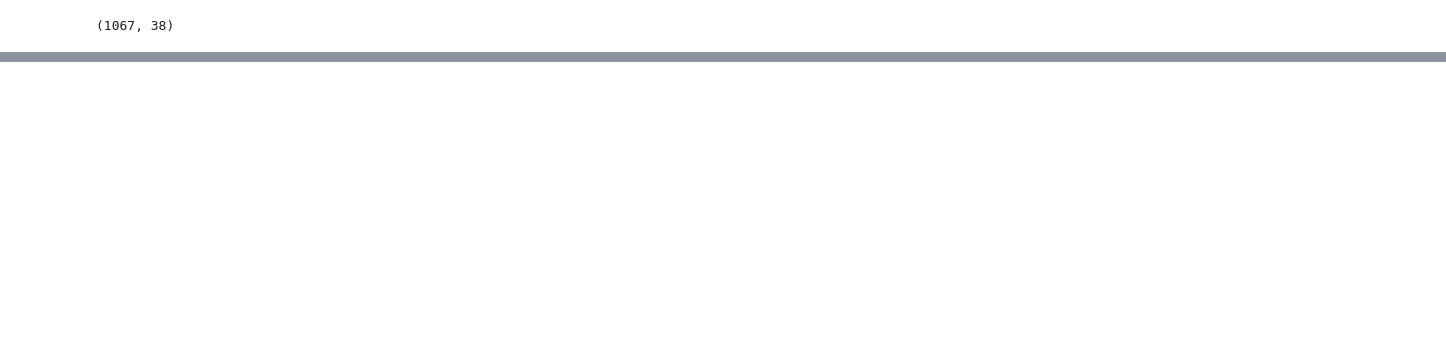
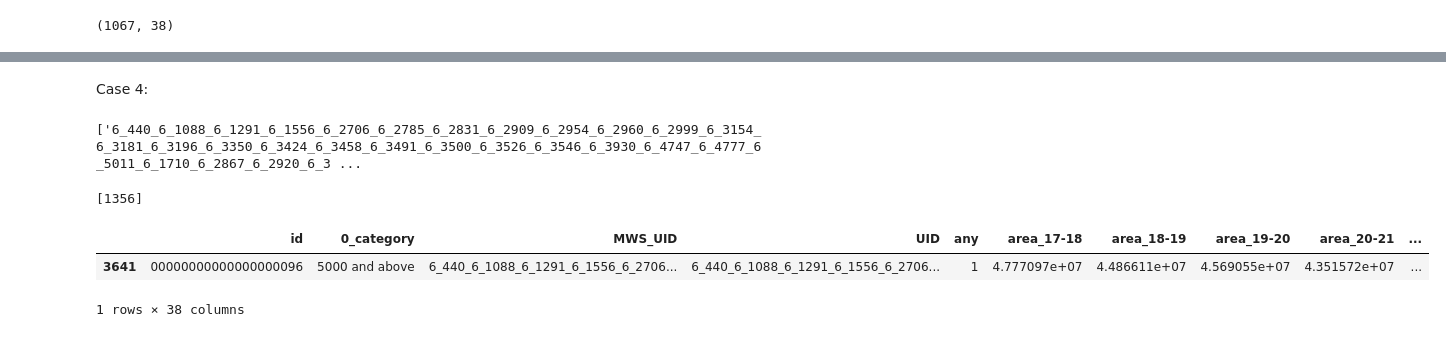
Before and after one commit to Nirzaree/ponds_and_wells_detection, a Jupyter notebook: final_merging_logic.ipynb, the cells around one changed output, grey strips where cells are left out. Saved outputs shown, nothing was run; the diff lists cells and outputs as text; code cells hidden in the pictures; blank space fills up the shorter version.

```diff
--- a/final_merging_logic.ipynb
+++ b/final_merging_logic.ipynb
@@ -169,0 +254,2 @@ pond_intersections_df = intersections_gdf.groupby(['pond_id'])['UID'].unique().r
+# %%
+multi_intersection_uids = [row['UID'] for ind,row in swb_intersections_df.iterrows() if len(row['pond_id']) > 1]
@@ -169,0 +270,10 @@ pond_intersections_df = intersections_gdf.groupby(['pond_id'])['UID'].unique().r
+# %%
+case3_swb_ids = []
+case3_pond_ids = []
+for x in multi_intersection_uids:
+    for ind,row in pond_intersections_df.iterrows():
+        if (x in row['UID']):
+            if (len(row['UID']) == 1):
+                # print(row['pond_id'])
+                case3_swb_ids.append(x)
+                case3_pond_ids.append(row['pond_id'])
@@ -169,0 +360,30 @@ pond_intersections_df = intersections_gdf.groupby(['pond_id'])['UID'].unique().r
+# %% [markdown]
+Case 4:
+# %%
+case4_swb_ids = []
+case4_pond_ids = []
+for x in multi_intersection_uids:
+    for ind,row in pond_intersections_df.iterrows():
+        if (x in row['UID']):
+            if (len(row['UID']) > 1):
+                case4_swb_ids.append(x)
+                case4_pond_ids.append(row['pond_id'])
+# %%
+case4_swb_ids
+# %% [output]
+['6_440_6_1088_6_1291_6_1556_6_2706_6_2785_6_2831_6_2909_6_2954_6_2960_6_2999_6_3154_6_3181_6_3196_6_3350_6_3424_6_3458_6_3491_6_3500_6_3526_6_3546_6_3930_6_4747_6_4777_6_5011_6_1710_6_2867_6_2920_6_3 ...
+# %%
+case4_pond_ids
+# %% [output]
+[1356]
+# %%
+case4_gdf = swb_gdf[swb_gdf['UID'].isin(case4_swb_ids)].sjoin(
+    ponds_gdf[ponds_gdf['pond_id'].isin(case4_pond_ids)],
+    how='left'
+)
+# %%
+case4_gdf
+# %% [output]
+|  | id | 0_category | MWS_UID | UID | any | area_17-18 | area_18-19 | area_19-20 | area_20-21 | ... |
+| 3641 | 00000000000000000096 | 5000 and above | 6_440_6_1088_6_1291_6_1556_6_2706... | 6_440_6_1088_6_1291_6_1556_6_2706... | 1 | 4.777097e+07 | 4.486611e+07 | 4.569055e+07 | 4.351572e+07 | ... |
+1 rows × 38 columns
```
Also changed, not shown: parts of 53 cells of this notebook.
